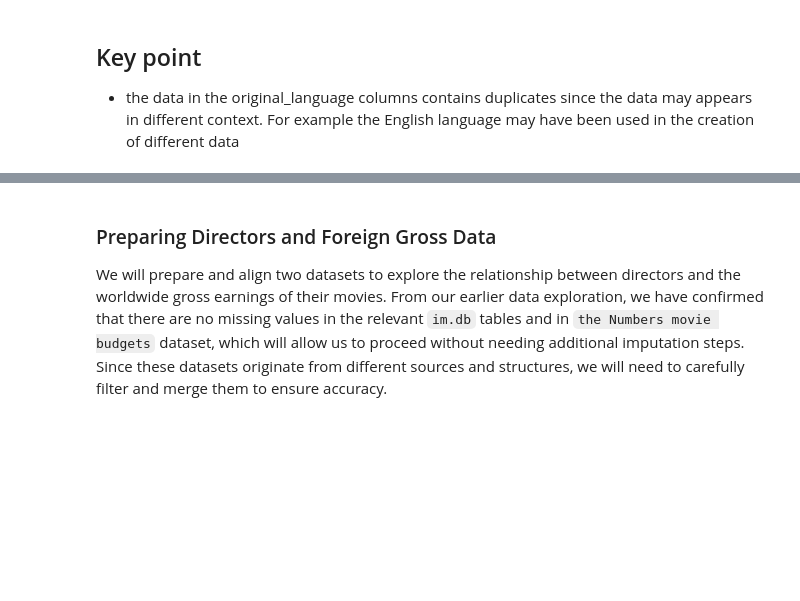
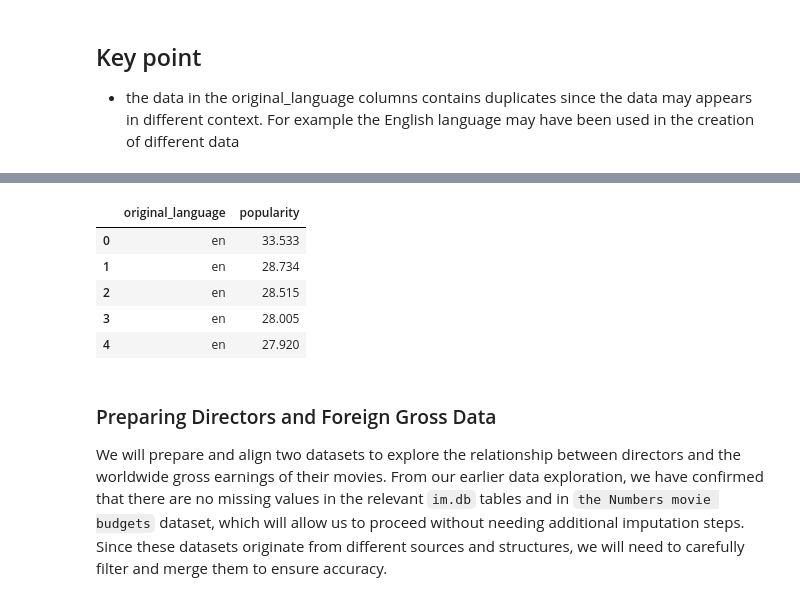
Before and after one commit to Tdoggie/phase-2-project, a Jupyter notebook: index.ipynb, the cells around one changed output, grey strips where cells are left out. Saved outputs shown, nothing was run; the diff lists cells and outputs as text; code cells hidden in the pictures; blank space fills up the shorter version.

Commit message:
filtering the relevant columns

```diff
--- a/index.ipynb
+++ b/index.ipynb
@@ -368,3 +383,17 @@ this markdown cell is just as a reminder when you start the work you can remove
+# %%
+#filtering the dataset to include only relevant columns
+tmdb_relevant_columns = ['original_language','popularity']
+# %%
+# calling the relevant columns from the dataset
+tmdb_relevant_columns=tmdb_df[tmdb_relevant_columns]
+tmdb_relevant_columns.head(5)
+# %% [output]
+|  | original_language | popularity |
+| 0 | en | 33.533 |
+| 1 | en | 28.734 |
+| 2 | en | 28.515 |
+| 3 | en | 28.005 |
+| 4 | en | 27.920 |
 # %% [markdown]
 ### Preparing Directors and Foreign Gross Data
 
```
Also changed, not shown: parts of 3 cells of this notebook.
